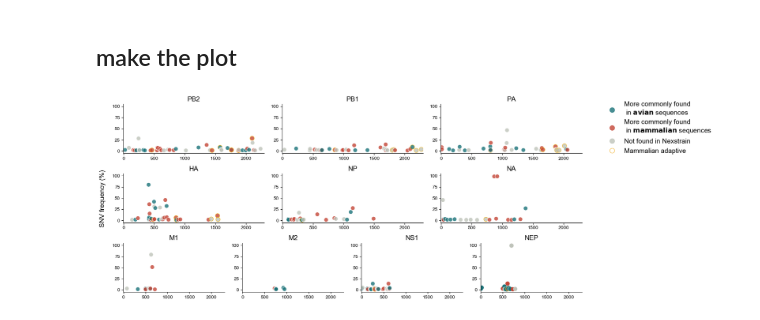
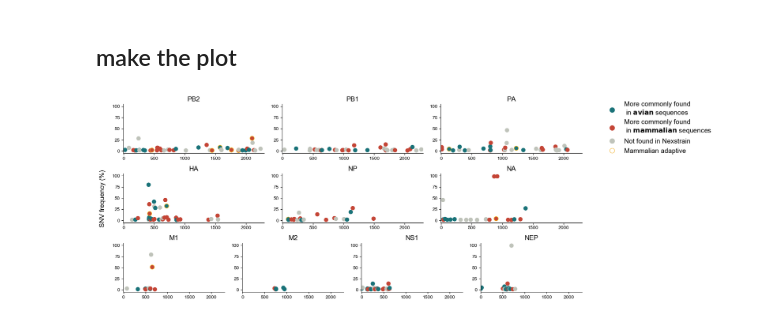
Before and after one commit to katarinabraun/H7N9-evolution-in-mammals, a Jupyter notebook: code/figure8.ipynb, the cells around one changed output. Drawn from its saved outputs; the diff is of its cells as text; code cells hidden in the pictures.

Commit message:
messing around with figure 8 formatting

```diff
--- a/code/figure8.ipynb
+++ b/code/figure8.ipynb
@@ -178,7 +178,7 @@ for tick in ax1.get_yticklabels():
 ax1.set_ylim(-5,105)
 ax1.set_xlim(-5,2300)
 ax1.set_xticks([0, 500, 1000, 1500, 2000])
-ax1.scatter(x=PB2['nucleotide_position'], y=PB2['average_freq'], marker='o', edgecolor=PB2['adaptive?'], alpha=0.8, color=PB2['color'], s=80)
+ax1.scatter(x=PB2['nucleotide_position'], y=PB2['average_freq'], marker='o', edgecolor=PB2['adaptive?'], color=PB2['color'], s=80)
 
 # PB1 (ax2)
 ax2.set_title('PB1', fontname='Arial', fontsize=14)
@@ -190,7 +190,7 @@ for tick in ax2.get_yticklabels():
 ax2.set_ylim(-5,105)
 ax2.set_xlim(-5,2300)
 ax2.set_xticks([0, 500, 1000, 1500, 2000])
-ax2.scatter(x=PB1['nucleotide_position'], y=PB1['average_freq'], marker='o', edgecolor=PB2['adaptive?'], alpha=0.8, color=PB1['color'], s=80)
+ax2.scatter(x=PB1['nucleotide_position'], y=PB1['average_freq'], marker='o', edgecolor=PB1['adaptive?'], color=PB1['color'], s=80)
 
 # PA (ax3)
 ax3.set_title('PA', fontname='Arial', fontsize=14)
@@ -202,7 +202,7 @@ for tick in ax3.get_yticklabels():
 ax3.set_ylim(-5,105)
 ax3.set_xlim(-5,2300)
 ax3.set_xticks([0, 500, 1000, 1500, 2000])
-ax3.scatter(x=PA['nucleotide_position'], y=PA['average_freq'], marker='o', edgecolor=PB2['adaptive?'], alpha=0.8, color=PA['color'], s=80)
+ax3.scatter(x=PA['nucleotide_position'], y=PA['average_freq'], marker='o', edgecolor=PA['adaptive?'], color=PA['color'], s=80)
 
 # HA (ax4)
 ax4.set_title('HA', fontname='Arial', fontsize=14)
@@ -214,7 +214,7 @@ for tick in ax4.get_yticklabels():
 ax4.set_ylim(-5,105)
 ax4.set_xlim(-5,2300)
 ax4.set_xticks([0, 500, 1000, 1500, 2000])
-ax4.scatter(x=HA['nucleotide_position'], y=HA['average_freq'], marker='o', edgecolor=PB2['adaptive?'], alpha=0.8, color=HA['color'], s=80)
+ax4.scatter(x=HA['nucleotide_position'], y=HA['average_freq'], marker='o', edgecolor=HA['adaptive?'], color=HA['color'], s=80)
 
 # NP (ax5)
 ax5.set_title('NP', fontname='Arial', fontsize=14)
@@ -226,7 +226,7 @@ for tick in ax5.get_yticklabels():
 ax5.set_ylim(-5,105)
 ax5.set_xlim(-5,2300)
 ax5.set_xticks([0, 500, 1000, 1500, 2000])
-ax5.scatter(x=NP['nucleotide_position'], y=NP['average_freq'], marker='o', edgecolor=PB2['adaptive?'], alpha=0.8, color=NP['color'], s=80)
+ax5.scatter(x=NP['nucleotide_position'], y=NP['average_freq'], marker='o', edgecolor=NP['adaptive?'], color=NP['color'], s=80)
 
 # NA (ax6)
 ax6.set_title('NA', fontname='Arial', fontsize=14)
@@ -238,7 +238,7 @@ for tick in ax6.get_yticklabels():
 ax6.set_ylim(-5,105)
 ax6.set_xlim(-5,2300)
 ax6.set_xticks([0, 500, 1000, 1500, 2000])
-ax6.scatter(x=NA['nucleotide_position'], y=NA['average_freq'], marker='o', edgecolor=PB2['adaptive?'], alpha=0.8, color=NA['color'], s=80)
+ax6.scatter(x=NA['nucleotide_position'], y=NA['average_freq'], marker='o', edgecolor=NA['adaptive?'], color=NA['color'], s=80)
 
 # M1 (ax7)
 ax7.set_title('M1', fontname='Arial', fontsize=14)
@@ -250,7 +250,7 @@ for tick in ax7.get_yticklabels():
 ax7.set_ylim(-5,105)
 ax7.set_xlim(-5,2300)
 ax7.set_xticks([0, 500, 1000, 1500, 2000])
-ax7.scatter(x=M1['nucleotide_position'], y=M1['average_freq'], marker='o', edgecolor=PB2['adaptive?'], alpha=0.8, color=M1['color'], s=80)
+ax7.scatter(x=M1['nucleotide_position'], y=M1['average_freq'], marker='o', edgecolor=M1['adaptive?'], color=M1['color'], s=80)
 
 # M2 (ax8)
 ax8.set_title('M2', fontname='Arial', fontsize=14)
@@ -262,7 +262,7 @@ for tick in ax8.get_yticklabels():
 ax8.set_ylim(-5,105)
 ax8.set_xlim(-5,2300)
 ax8.set_xticks([0, 500, 1000, 1500, 2000])
-ax8.scatter(x=M2['nucleotide_position'], y=M2['average_freq'], marker='o', edgecolor=PB2['adaptive?'], alpha=0.8, color=M2['color'], s=80)
+ax8.scatter(x=M2['nucleotide_position'], y=M2['average_freq'], marker='o', edgecolor=M2['adaptive?'], color=M2['color'], s=80)
 
 # NS1 (ax9)
 ax9.set_title('NS1', fontname='Arial', fontsize=14)
@@ -273,36 +273,38 @@ for tick in ax9.get_yticklabels():
     tick.set_fontname("Arial")
 ax9.set_ylim(-5,105)
 ax9.set_xlim(-5,2300)
 ax9.set_xticks([0, 500, 1000, 1500, 2000])
-ax9.scatter(x=NS1['nucleotide_position'], y=NS1['average_freq'], marker='o', edgecolor=PB2['adaptive?'], alpha=0.8, color=NS1['color'], s=80)
+ax9.scatter(x=NS1['nucleotide_position'], y=NS1['average_freq'], marker='o', edgecolor=NS1['adaptive?'], color=NS1['color'], s=80)
 
 # NEP (ax10)
 ax10.set_title('NEP', fontname='Arial', fontsize=14)
 ax10.set_facecolor('white')
 for tick in ax10.get_xticklabels():
     tick.set_fontname("Arial")
 for tick in ax10.get_yticklabels():
     tick.set_fontname("Arial")
 ax10.set_ylim(-5,105)
 ax10.set_xlim(-5,2300)
 ax10.set_xticks([0, 500, 1000, 1500, 2000])
-ax10.scatter(x=NEP['nucleotide_position'], y=NEP['average_freq'], marker='o', edgecolor=PB2['adaptive?'], color=NEP['color'], s=80)
+ax10.scatter(x=NEP['nucleotide_position'], y=NEP['average_freq'], marker='o', edgecolor=NEP['adaptive?'], color=NEP['color'], s=80)
 
 # add a common x axis label for the entire figure
 fig8.text(-0.015, 0.61, 'SNV frequency (%)', va='center', rotation='vertical', fontsize=14, fontname='Arial')
 
 # add a legend to this plot
-avian = mlines.Line2D([], [], marker='o', color="#197278", linestyle='None', markersize=10, alpha=0.8, label="More commonly found \n in " + r"$\bf{avian}$" + " sequences")
-mammalian = mlines.Line2D([], [], marker='o', color="#C44536", linestyle='None', markersize=10, alpha=0.8, label="More commonly found \n in " + r"$\bf{mammalian}$" + " sequences")
-not_found = mlines.Line2D([], [], marker='o', color="#BFC3BA", linestyle='None', markersize=10, alpha=0.8, label='Not found in Nexstrain')
+avian = mlines.Line2D([], [], marker='o', color="#197278", linestyle='None', markersize=10, label="More commonly found \n in " + r"$\bf{avian}$" + " sequences")
+mammalian = mlines.Line2D([], [], marker='o', color="#C44536", linestyle='None', markersize=10, label="More commonly found \n in " + r"$\bf{mammalian}$" + " sequences")
+not_found = mlines.Line2D([], [], marker='o', color="#BFC3BA", linestyle='None', markersize=10, label='Not found in Nexstrain')
 halo = Line2D([0], [0], marker='o', color='#F4BB47', markerfacecolor='white', linestyle='None', markersize=10, label='Mammalian adaptive')
 fig8.legend(handles=[avian, mammalian, not_found, halo], frameon=False, fontsize=14, bbox_to_anchor=(1.29,0.75))
 
 # use tight_layout to optimize spacing of axes and titles within each subplot
 fig8.tight_layout()
 fig8.show()
 
 # save this plot to the figures folder
 fig8.savefig("../figures/figure8.pdf", bbox_inches='tight', dpi=300)
+
+##
 # %% [output]
-[figure, old version]
+[figure, new version]
```
Also changed, not shown: 1 other file.
